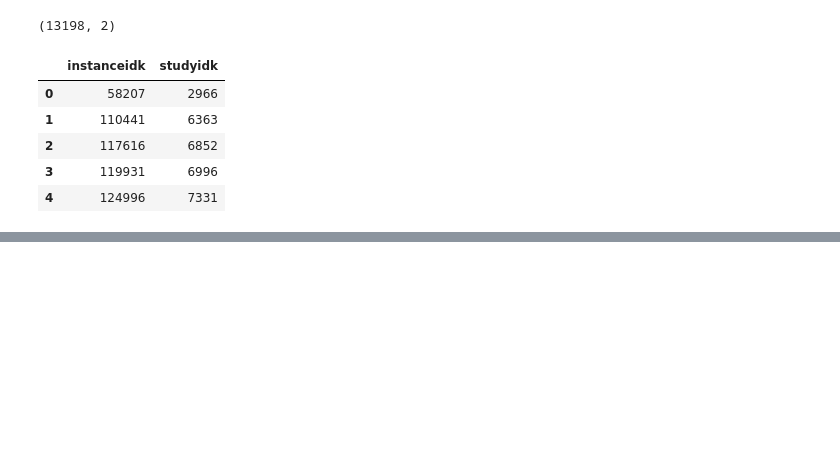
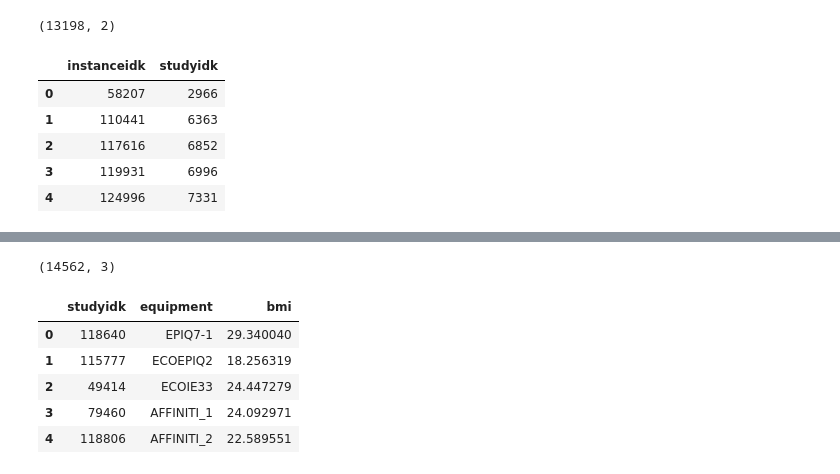
Before and after one commit to dssg/usal_echo_public, a Jupyter notebook: notebooks/20190717_DVV_build_m1_dataset.ipynb, the cells around one changed output, grey strips where cells are left out. Saved outputs shown, nothing was run; the diff lists cells and outputs as text; code cells hidden in the pictures; blank space fills up the shorter version.

```diff
--- a/notebooks/20190717_DVV_build_m1_dataset.ipynb
+++ b/notebooks/20190717_DVV_build_m1_dataset.ipynb
@@ -102,0 +130,28 @@ poss_inst_df.head()
+# %%
+io_clean = dbReadWriteClean()
+
+meta_df = io_clean.get_table('meta_lite')
+# %%
+summ_df = io_clean.get_table('dm_spain_view_study_summary')
+cols_to_drop = ['age','gender','patientweight','patientheight','findingcode','findingcodetext','conclusion','reasonforstudy', 'studylocation','modality']
+machine_df = summ_df.drop(labels=cols_to_drop,axis=1)
+machine_df.head()
+
+# Table that contains machine type and bmi for every study
+io_views.save_to_db(machine_df, 'machines_all_bmi')
+# %%
+# Waiting for Jesus: which machines do we want to keep?
+# #machine_df['equipment'].value_counts()
+
+machines_to_keep = ['ECOEPIQ2', 'EPIQ7-1', 'ECOIE33', 'AFFINITI_1', 'AFFINITI_2']
+machine_new_df = machine_df[machine_df['equipment'].isin(machines_to_keep)]
+print(machine_new_df.shape)
+machine_new_df.head()
+# %% [output]
+(14562, 3)
+|  | studyidk | equipment | bmi |
+| 0 | 118640 | EPIQ7-1 | 29.340040 |
+| 1 | 115777 | ECOEPIQ2 | 18.256319 |
+| 2 | 49414 | ECOIE33 | 24.447279 |
+| 3 | 79460 | AFFINITI_1 | 24.092971 |
+| 4 | 118806 | AFFINITI_2 | 22.589551 |
```
Also changed, not shown: parts of 19 cells of this notebook, 4 other files.
